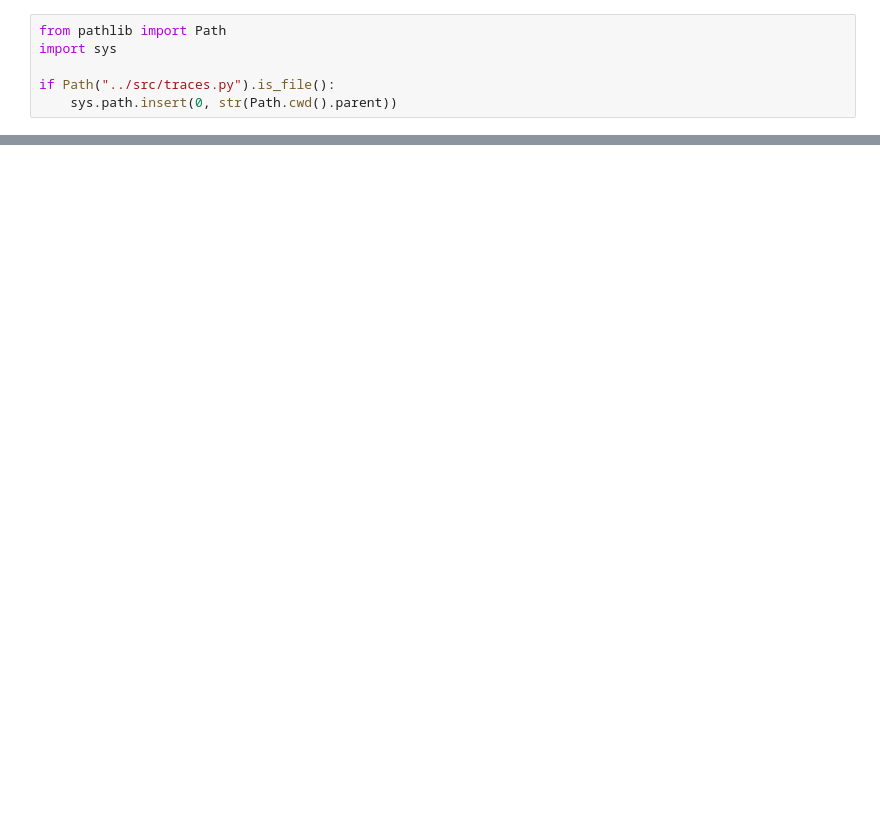
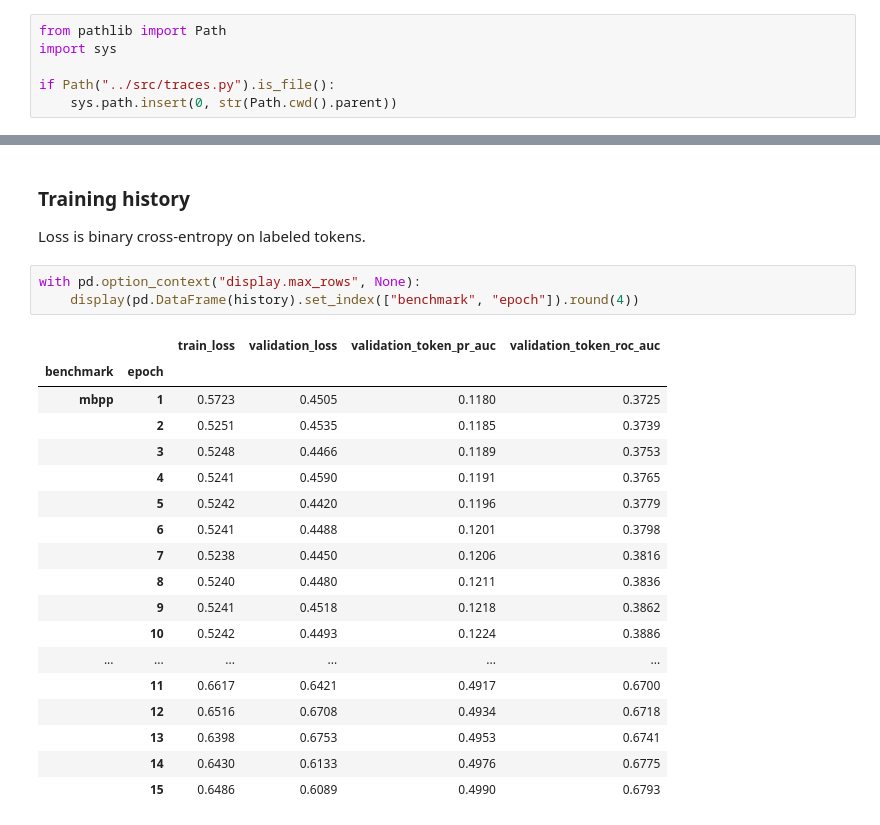
Before and after one commit to LowIQCoder/ugar, a Jupyter notebook: experiments/03_icr_probe.ipynb, the cells around one changed output, grey strips where cells are left out. Cells and saved outputs as stored; diff of their text form; blank space fills up the shorter version.

```diff
--- a/experiments/03_icr_probe.ipynb
+++ b/experiments/03_icr_probe.ipynb
@@ -51,0 +129,26 @@ display(metrics.round(4))
+# %% [markdown]
+### Training history
+
+Loss is binary cross-entropy on labeled tokens.
+# %%
+with pd.option_context("display.max_rows", None):
+    display(pd.DataFrame(history).set_index(["benchmark", "epoch"]).round(4))
+# %% [output]
+|  |  | train_loss | validation_loss | validation_token_pr_auc | validation_token_roc_auc |
+| benchmark | epoch |  |  |  |  |
+| mbpp | 1 | 0.5723 | 0.4505 | 0.1180 | 0.3725 |
+|  | 2 | 0.5251 | 0.4535 | 0.1185 | 0.3739 |
+|  | 3 | 0.5248 | 0.4466 | 0.1189 | 0.3753 |
+|  | 4 | 0.5241 | 0.4590 | 0.1191 | 0.3765 |
+|  | 5 | 0.5242 | 0.4420 | 0.1196 | 0.3779 |
+|  | 6 | 0.5241 | 0.4488 | 0.1201 | 0.3798 |
+|  | 7 | 0.5238 | 0.4450 | 0.1206 | 0.3816 |
+|  | 8 | 0.5240 | 0.4480 | 0.1211 | 0.3836 |
+|  | 9 | 0.5241 | 0.4518 | 0.1218 | 0.3862 |
+|  | 10 | 0.5242 | 0.4493 | 0.1224 | 0.3886 |
+| ... | ... | ... | ... | ... | ... |
+|  | 11 | 0.6617 | 0.6421 | 0.4917 | 0.6700 |
+|  | 12 | 0.6516 | 0.6708 | 0.4934 | 0.6718 |
+|  | 13 | 0.6398 | 0.6753 | 0.4953 | 0.6741 |
+|  | 14 | 0.6430 | 0.6133 | 0.4976 | 0.6775 |
+|  | 15 | 0.6486 | 0.6089 | 0.4990 | 0.6793 |
```
Also changed, not shown: parts of 3 cells of this notebook, 10 other files.
